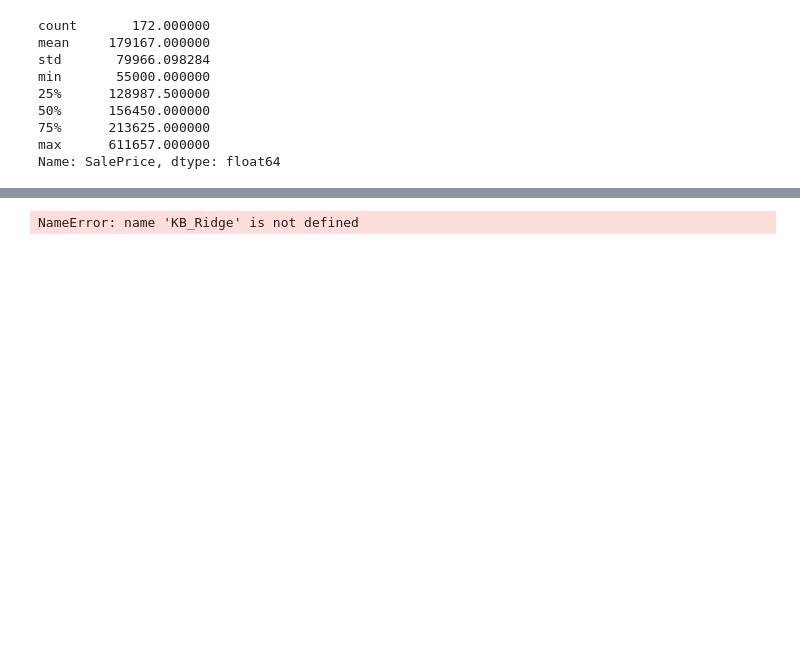
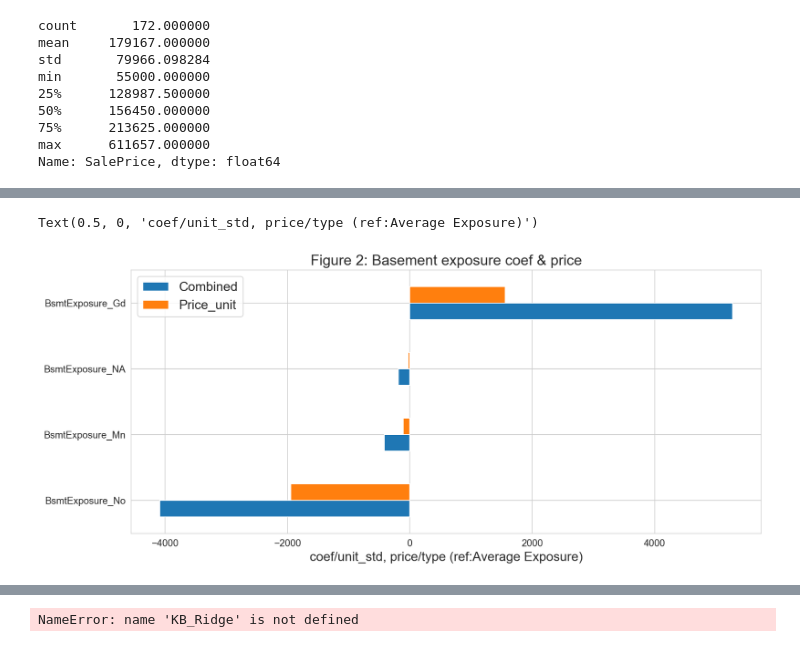
Before and after one commit to Miaowshroom/project3_a2, a Jupyter notebook: project-03-combined.ipynb, the cells around one changed output, grey strips where cells are left out. Cells and saved outputs as stored; diff of their text form; code cells hidden in the pictures; blank space fills up the shorter version.

```diff
--- a/project-03-combined.ipynb
+++ b/project-03-combined.ipynb
@@ -1030,3 +1108,15 @@ Name: SalePrice, dtype: float64
+# %%
+# Neighborhood
+bsmtE_col = [index for index in combined_model_coef.index if 'BsmtExposure' in index ]
+ax = combined_model_coef.loc[bsmtE_col,:].sort_values(by='Combined').plot(kind='barh' )
+plt.gcf().set_size_inches(14,6)
+plt.title('Figure 2: Basement exposure coef & price', fontsize=18)
+ax.tick_params(labelsize=12)
+plt.legend(prop={'size': 16})
+ax.set_xlabel('coef/unit_std, price/type (ref:Average Exposure)',size=16)
+# %% [output]
+Text(0.5, 0, 'coef/unit_std, price/type (ref:Average Exposure)')
+[figure, added]
 # %% [markdown]
 <img src="http://imgur.com/l5NasQj.png" style="float: left; margin: 25px 15px 0px 0px; height: 25px">
 
```
Also changed, not shown: parts of 8 cells of this notebook, 1 other file.
